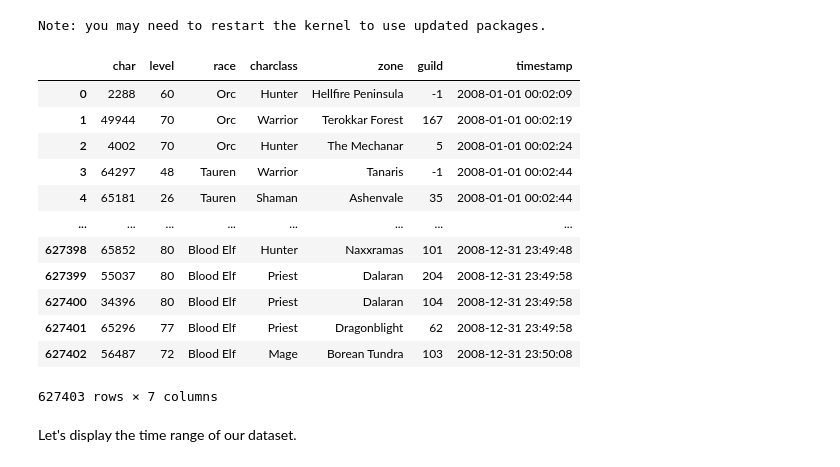
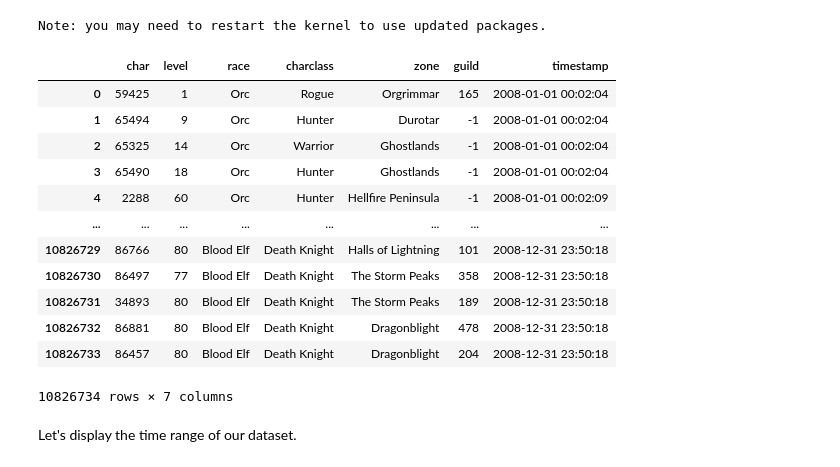
Before and after one commit to Vincent-Maladiere/survival-analysis-demo, a Jupyter notebook: content/tutorial_part_2.ipynb, the cells around one changed output. Cells and saved outputs as stored; diff of their text form; code cells hidden in the pictures.

```diff
--- a/content/tutorial_part_2.ipynb
+++ b/content/tutorial_part_2.ipynb
@@ -21,25 +21,25 @@ Note: you may need to restart the kernel to use updated packages.
 # %%
 import pandas as pd
 import numpy as np
 from matplotlib import pyplot as plt
 import seaborn as sns; sns.set_style("darkgrid")
 
-event_log = pd.read_parquet("data/wowah_data_raw_650k.parquet")
+event_log = pd.read_parquet("data/wowah_data_raw.parquet")
 event_log
 # %% [output]
 |  | char | level | race | charclass | zone | guild | timestamp |
-| 0 | 2288 | 60 | Orc | Hunter | Hellfire Peninsula | -1 | 2008-01-01 00:02:09 |
-| 1 | 49944 | 70 | Orc | Warrior | Terokkar Forest | 167 | 2008-01-01 00:02:19 |
-| 2 | 4002 | 70 | Orc | Hunter | The Mechanar | 5 | 2008-01-01 00:02:24 |
-| 3 | 64297 | 48 | Tauren | Warrior | Tanaris | -1 | 2008-01-01 00:02:44 |
-| 4 | 65181 | 26 | Tauren | Shaman | Ashenvale | 35 | 2008-01-01 00:02:44 |
+| 0 | 59425 | 1 | Orc | Rogue | Orgrimmar | 165 | 2008-01-01 00:02:04 |
+| 1 | 65494 | 9 | Orc | Hunter | Durotar | -1 | 2008-01-01 00:02:04 |
+| 2 | 65325 | 14 | Orc | Warrior | Ghostlands | -1 | 2008-01-01 00:02:04 |
+| 3 | 65490 | 18 | Orc | Hunter | Ghostlands | -1 | 2008-01-01 00:02:04 |
+| 4 | 2288 | 60 | Orc | Hunter | Hellfire Peninsula | -1 | 2008-01-01 00:02:09 |
 | ... | ... | ... | ... | ... | ... | ... | ... |
-| 627398 | 65852 | 80 | Blood Elf | Hunter | Naxxramas | 101 | 2008-12-31 23:49:48 |
-| 627399 | 55037 | 80 | Blood Elf | Priest | Dalaran | 204 | 2008-12-31 23:49:58 |
-| 627400 | 34396 | 80 | Blood Elf | Priest | Dalaran | 104 | 2008-12-31 23:49:58 |
-| 627401 | 65296 | 77 | Blood Elf | Priest | Dragonblight | 62 | 2008-12-31 23:49:58 |
-| 627402 | 56487 | 72 | Blood Elf | Mage | Borean Tundra | 103 | 2008-12-31 23:50:08 |
+| 10826729 | 86766 | 80 | Blood Elf | Death Knight | Halls of Lightning | 101 | 2008-12-31 23:50:18 |
+| 10826730 | 86497 | 77 | Blood Elf | Death Knight | The Storm Peaks | 358 | 2008-12-31 23:50:18 |
+| 10826731 | 34893 | 80 | Blood Elf | Death Knight | The Storm Peaks | 189 | 2008-12-31 23:50:18 |
+| 10826732 | 86881 | 80 | Blood Elf | Death Knight | Dragonblight | 478 | 2008-12-31 23:50:18 |
+| 10826733 | 86457 | 80 | Blood Elf | Death Knight | Dragonblight | 204 | 2008-12-31 23:50:18 |
-627403 rows × 7 columns
+10826734 rows × 7 columns
 # %% [markdown]
 Let's display the time range of our dataset.
 # %%
```
Also changed, not shown: parts of 10 cells of this notebook, 5 other files.
